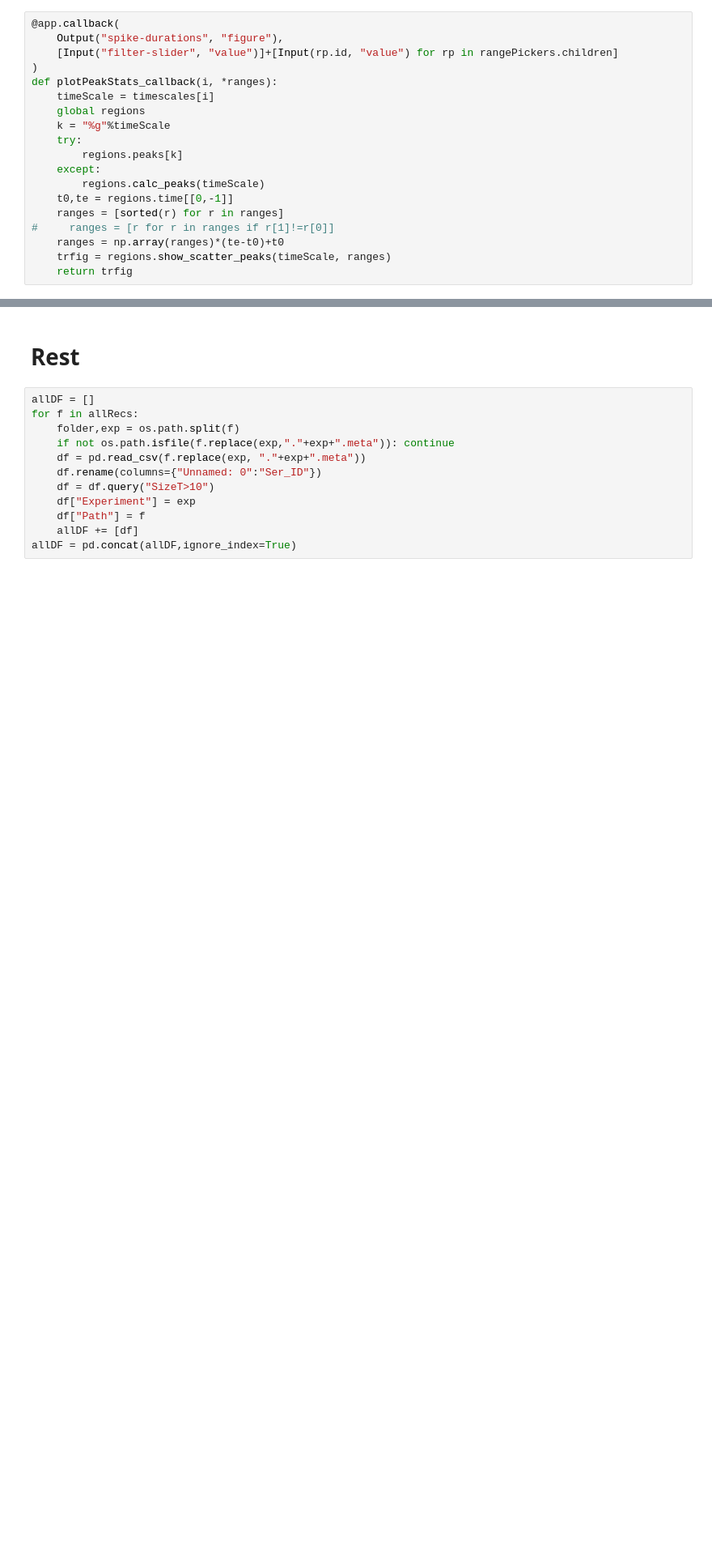
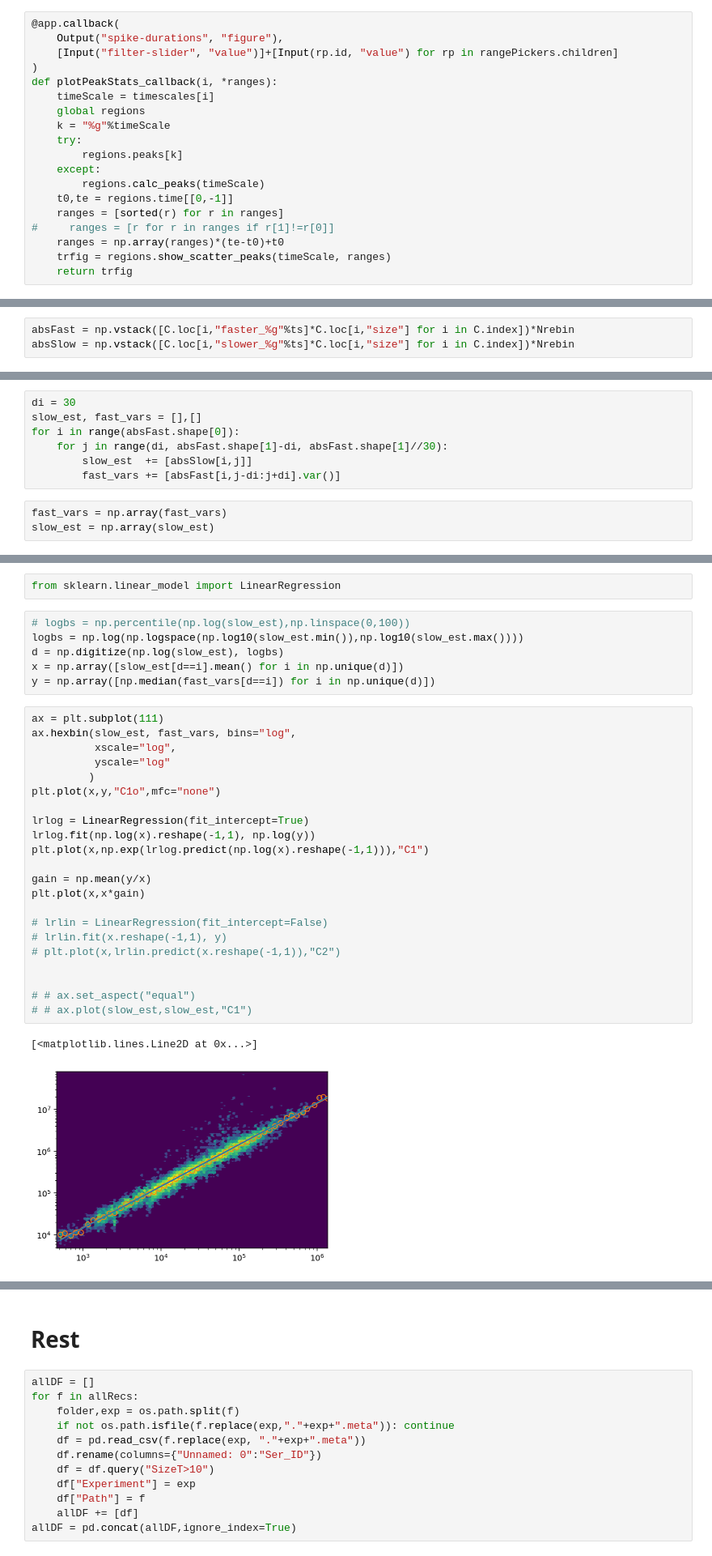
Before and after one commit to szarma/Physio_Ca, a Jupyter notebook: app/explore_roi_1.ipynb, the cells around one changed output, grey strips where cells are left out. Shown at 81% size. Saved outputs shown, nothing was run; the diff lists cells and outputs as text; blank space fills up the shorter version.

```diff
--- a/app/explore_roi_1.ipynb
+++ b/app/explore_roi_1.ipynb
@@ -475,0 +542,3 @@ open the following link in a different tab (do not close this tab!): https://ctn
+# %%
+absFast = np.vstack([C.loc[i,"faster_%g"%ts]*C.loc[i,"size"] for i in C.index])*Nrebin
+absSlow = np.vstack([C.loc[i,"slower_%g"%ts]*C.loc[i,"size"] for i in C.index])*Nrebin
@@ -475,0 +550,10 @@ open the following link in a different tab (do not close this tab!): https://ctn
+# %%
+di = 30
+slow_est, fast_vars = [],[]
+for i in range(absFast.shape[0]):
+    for j in range(di, absFast.shape[1]-di, absFast.shape[1]//30):
+        slow_est  += [absSlow[i,j]]
+        fast_vars += [absFast[i,j-di:j+di].var()]
+# %%
+fast_vars = np.array(fast_vars)
+slow_est = np.array(slow_est)
@@ -475,0 +564,33 @@ open the following link in a different tab (do not close this tab!): https://ctn
+# %%
+from sklearn.linear_model import LinearRegression
+# %%
+# logbs = np.percentile(np.log(slow_est),np.linspace(0,100))
+logbs = np.log(np.logspace(np.log10(slow_est.min()),np.log10(slow_est.max())))
+d = np.digitize(np.log(slow_est), logbs)
+x = np.array([slow_est[d==i].mean() for i in np.unique(d)])
+y = np.array([np.median(fast_vars[d==i]) for i in np.unique(d)])
+# %%
+ax = plt.subplot(111)
+ax.hexbin(slow_est, fast_vars, bins="log",
+          xscale="log",
+          yscale="log"
+         )
+plt.plot(x,y,"C1o",mfc="none")
+
+lrlog = LinearRegression(fit_intercept=True)
+lrlog.fit(np.log(x).reshape(-1,1), np.log(y))
+plt.plot(x,np.exp(lrlog.predict(np.log(x).reshape(-1,1))),"C1")
+
+gain = np.mean(y/x)
+plt.plot(x,x*gain)
+
+# lrlin = LinearRegression(fit_intercept=False)
+# lrlin.fit(x.reshape(-1,1), y)
+# plt.plot(x,lrlin.predict(x.reshape(-1,1)),"C2")
+
+
+# # ax.set_aspect("equal")
+# # ax.plot(slow_est,slow_est,"C1")
+# %% [output]
+[<matplotlib.lines.Line2D at 0x...>]
+[figure, added]
```
Also changed, not shown: parts of 48 cells of this notebook, 19 other files.
